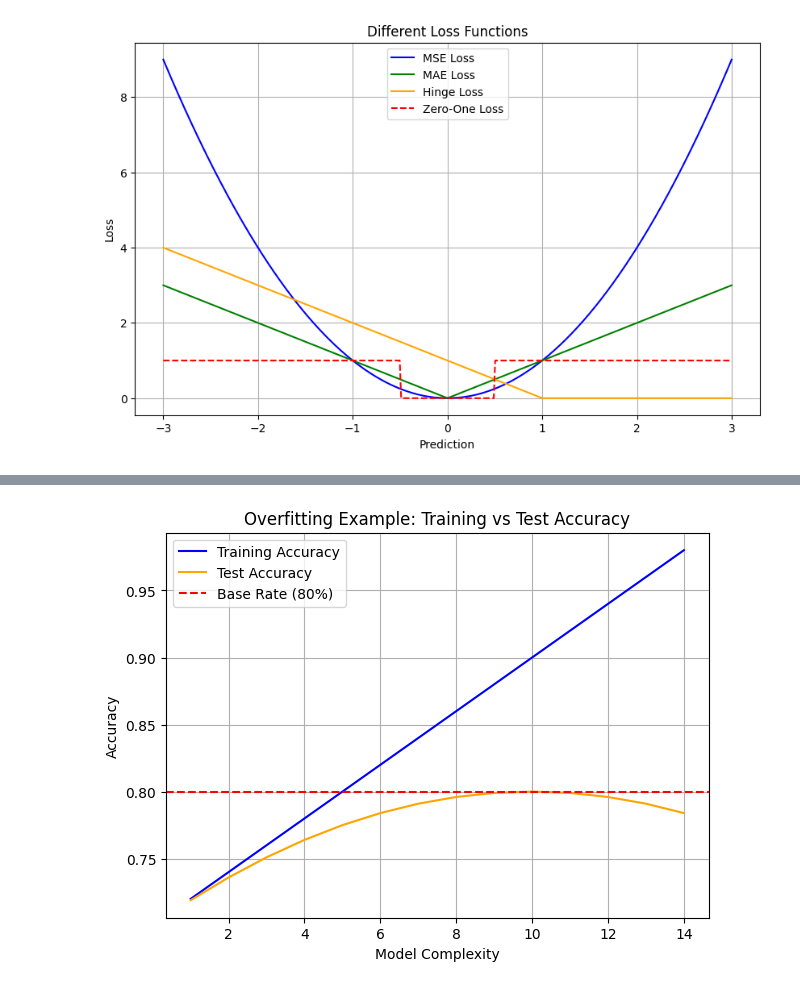
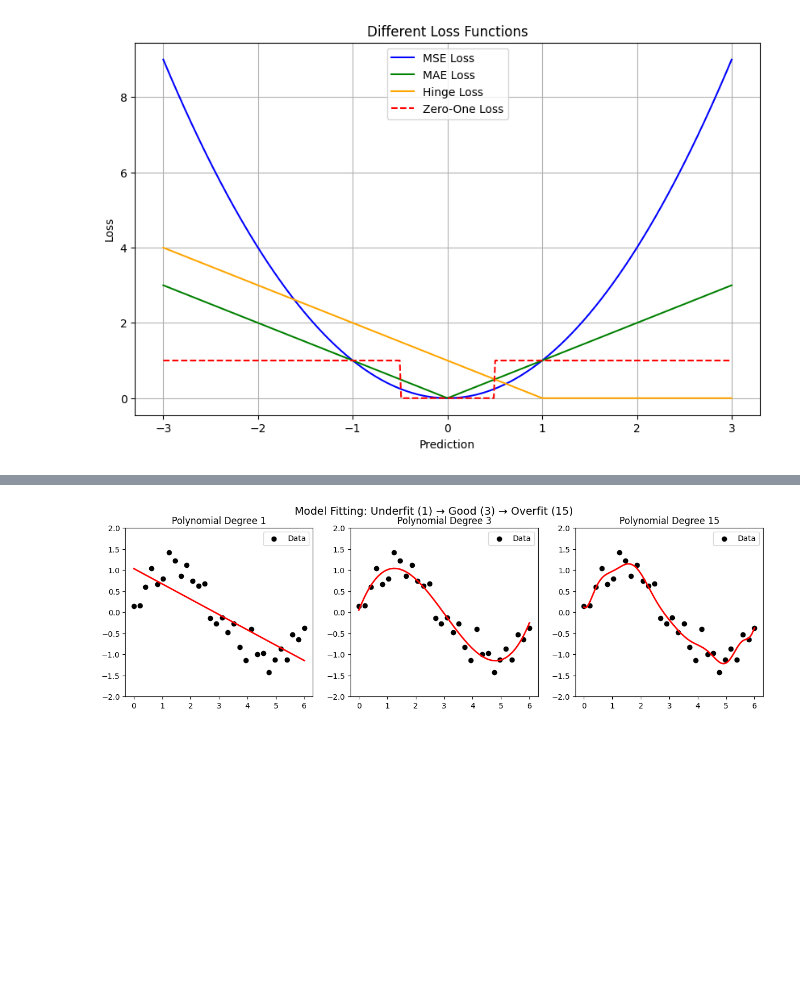
Before and after one commit to xit7/DATA-TEMPLATE, a Jupyter notebook: ml_examples/models-overview+term.ipynb, the cells around one changed output, grey strips where cells are left out. Cells and saved outputs as stored; diff of their text form; code cells hidden in the pictures; blank space fills up the shorter version.

Commit message:
overfitting examples added

```diff
--- a/ml_examples/models-overview+term.ipynb
+++ b/ml_examples/models-overview+term.ipynb
@@ -209,22 +162,46 @@ The base rate is the overall probability of the event (e.g. predicting churn) in
-# %%
-import matplotlib.pyplot as plt
-import numpy as np
-
-# Example: training vs test accuracy as model complexity grows
-complexity = np.arange(1, 15)
-train_acc = 0.7 + 0.02*complexity           # goes up steadily
-test_acc = 0.7 + 0.02*complexity - 0.001*(complexity**2)  # goes up, then drops
-
-plt.figure(figsize=(7,5))
-plt.plot(complexity, train_acc, label="Training Accuracy", color="blue")
-plt.plot(complexity, test_acc, label="Test Accuracy", color="orange")
-plt.axhline(0.8, color="red", linestyle="--", label="Base Rate (80%)")
-
-plt.title("Overfitting Example: Training vs Test Accuracy")
-plt.xlabel("Model Complexity")
-plt.ylabel("Accuracy")
-plt.legend()
-plt.grid(True)
-plt.show()
-# %% [output]
-[figure, removed]
+# %%
+# Re-imports after reset
+import numpy as np
+import matplotlib.pyplot as plt
+from sklearn.preprocessing import PolynomialFeatures
+from sklearn.linear_model import LinearRegression
+
+# Generate synthetic data (noisy sine wave)
+np.random.seed(42)
+X = np.linspace(0, 6, 30)
+y = np.sin(X) + np.random.normal(0, 0.3, size=len(X))
+
+X_reshaped = X.reshape(-1,1)
+
+# Degrees of polynomial to test
+degrees = [1, 3, 15]
+
+plt.figure(figsize=(15,4))
+
+for i, deg in enumerate(degrees, 1):
+    # Create polynomial features
+    poly = PolynomialFeatures(degree=deg)
+    X_poly = poly.fit_transform(X_reshaped)
+
+    # Fit model
+    model = LinearRegression().fit(X_poly, y)
+    y_pred = model.predict(X_poly)
+
+    # Plot
+    plt.subplot(1,3,i)
+    plt.scatter(X, y, color="black", label="Data")
+
+    # Smooth curve for plotting
+    X_plot = np.linspace(0, 6, 200).reshape(-1,1)
+    X_plot_poly = poly.transform(X_plot)
+    y_plot = model.predict(X_plot_poly)
+
+    plt.plot(X_plot, y_plot, color="red", linewidth=2)
+    plt.title(f"Polynomial Degree {deg}")
+    plt.ylim(-2, 2)
+    plt.legend()
+
+plt.suptitle("Model Fitting: Underfit (1) → Good (3) → Overfit (15)", fontsize=14)
+plt.show()
+# %% [output]
+[figure, added]
```
Also changed, not shown: parts of 11 cells of this notebook.
